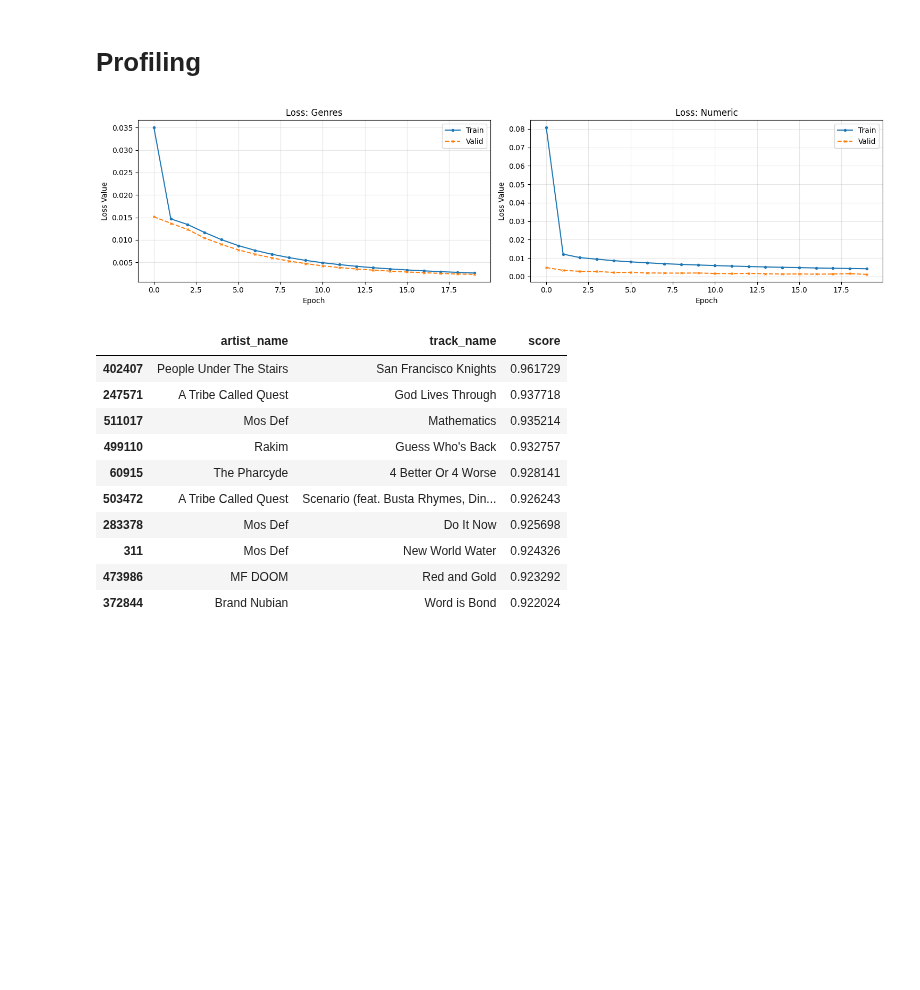
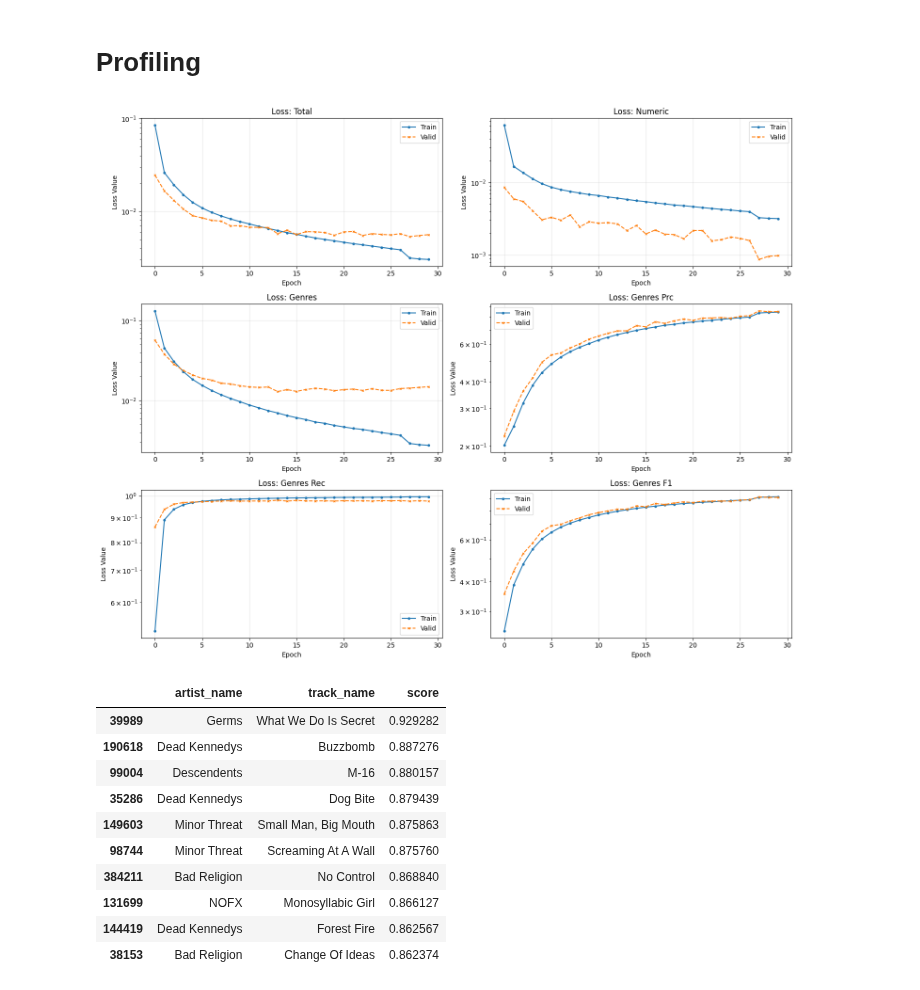
Before and after one commit to peppedilillo/toposonico, a Jupyter notebook: notebooks/08_training.ipynb, the cells around one changed output. Cells and saved outputs as stored; diff of their text form; code cells hidden in the pictures; blank space fills up the shorter version.

Commit message:
Model training optimizations
Added metrics for genre predictions, scheduler, early stopping.

```diff
--- a/notebooks/08_training.ipynb
+++ b/notebooks/08_training.ipynb
@@ -311,31 +323,47 @@ class TrackAutoencoder(nn.Module):
 # %%
 from typing import Callable
 
-def get_loss(weights=None) -> Callable:
-    bce = nn.BCEWithLogitsLoss()
+def get_metrics(weights=None, genre_weights=None) -> Callable:
+    bce = nn.BCEWithLogitsLoss(pos_weight=genre_weights)
     mse = nn.MSELoss()
 
-    keys = ["total", "genres", "numeric"]
+    wkeys = ["numeric", "genres"]
     if weights is None:
         weights = {}
-    elif any([k not in keys for k in weights]):
-        raise ValueError(f"Wrong key for weights. Allowed keys are: {', '.join(keys)}")
-    weights |= {k: 1.0 for k in keys if k not in weights}
+    elif any([k not in wkeys for k in weights]):
+        raise ValueError(f"Wrong key for weights. Allowed keys are: {', '.join(wkeys)}")
+    weights |= {k: 1.0 for k in wkeys if k not in weights}
+    keys = ["total"] + wkeys + ["genres_prc", "genres_rec", "genres_f1"]
 
-    def compute_batch_loss(predictions, targets) -> dict:
+    def compute_batch_metrics(predictions, targets) -> dict:
+        # head losses
         l_genres = bce(predictions["genres"], targets["genres"])
         l_numeric = mse(predictions["numeric"], targets["numeric"])
         total = (
             l_numeric * weights["numeric"] +
             l_genres * weights["genres"]
         ) / sum(weights.values())
+
+        # multilabel classifier monitoring metrics
+        genres_probs = torch.sigmoid(predictions["genres"].detach())
+        genres_bpreds = (genres_probs > 0.5).float()
+        _tp = (genres_bpreds * targets["genres"]).sum()
+        _fp = (genres_bpreds * (1. - targets["genres"])).sum()
+        _tn = ((1 - genres_bpreds) * (1. - targets["genres"])).sum()
+        _fn = ((1 - genres_bpreds) * targets["genres"]).sum()
+        genres_prc = (_tp) / (_tp + _fp)
+        genres_rec = (_tp) / (_tp + _fn)
+        genres_f1 = 2 * genres_prc * genres_rec / (genres_prc + genres_rec)
         return {
             "total": total,
             "numeric": l_numeric.item(),
             "genres": l_genres.item(),
+            "genres_prc": genres_prc.item(),
+            "genres_rec": genres_rec.item(),
+            "genres_f1": genres_f1.item(),
         }
 
-    return compute_batch_loss, keys
+    return compute_batch_metrics, keys
 # %% [markdown]
 # Training
 # %%
@@ -346,7 +374,7 @@ from torch import optim
 print("Creating dataloaders..")
 train_dataset = TrackDataset(dft, label2idx, genre2idx, len(df["album_type"].cat.categories))
 valid_dataset = TrackDataset(dfv, label2idx, genre2idx, len(df["album_type"].cat.categories))
-train = DataLoader(train_dataset, batch_size=512, shuffle=True, num_workers=20, pin_memory=True, collate_fn=collate_fn)
-valid = DataLoader(valid_dataset, batch_size=512, num_workers=20, pin_memory=True, collate_fn=collate_fn)
+train = DataLoader(train_dataset, batch_size=1024, shuffle=True, num_workers=20, pin_memory=True, collate_fn=collate_fn)
+valid = DataLoader(valid_dataset, batch_size=1024, num_workers=20, pin_memory=True, collate_fn=collate_fn)
 # %% [output]
 Creating dataloaders..
@@ -460,34 +498,35 @@ def plot_training_results(history):
     rows = (num_metrics + 1) // 2
     fig, axes = plt.subplots(rows, cols, figsize=(15, 4 * rows))
     axes = axes.flatten()
 
     for i, metric in enumerate(metrics):
         train_vals = [h[0][metric] for h in history]
         valid_vals = [h[1][metric] for h in history]
 
         ax = axes[i]
         ax.plot(train_vals, label="Train", marker="o", markersize=3)
         ax.plot(valid_vals, label="Valid", linestyle="--", marker="x", markersize=3)
 
         title = metric.replace("_", " ").title()
         ax.set_title(f"Loss: {title}")
         ax.set_xlabel("Epoch")
         ax.set_ylabel("Loss Value")
+        ax.semilogy()
         ax.legend()
         ax.grid(True, alpha=0.3)
         if train_vals[0] / (train_vals[-1] + 1e-9) > 100:
             ax.set_yscale("log")
 
     for j in range(i + 1, len(axes)):
         fig.delaxes(axes[j])
 
     plt.tight_layout()
     plt.show()
 
 # Use it like this:
 plot_training_results(history)
 # %% [output]
-[figure, old version]
+[figure, new version]
 # %%
 import torch.nn.functional as F
 
@@ -533,16 +572,16 @@ def get_recommender(
 
 recommend = get_recommender(model, device, df, label2idx, genre2idx, 3)
 # %%
-recommend("MF DOOM", "Doomsday", 10)
+recommend("Germs", "Lexicon Devil", 10)
 # %% [output]
 |  | artist_name | track_name | score |
-| 402407 | People Under The Stairs | San Francisco Knights | 0.961729 |
-| 247571 | A Tribe Called Quest | God Lives Through | 0.937718 |
-| 511017 | Mos Def | Mathematics | 0.935214 |
-| 499110 | Rakim | Guess Who's Back | 0.932757 |
-| 60915 | The Pharcyde | 4 Better Or 4 Worse | 0.928141 |
-| 503472 | A Tribe Called Quest | Scenario (feat. Busta Rhymes, Din... | 0.926243 |
-| 283378 | Mos Def | Do It Now | 0.925698 |
-| 311 | Mos Def | New World Water | 0.924326 |
-| 473986 | MF DOOM | Red and Gold | 0.923292 |
-| 372844 | Brand Nubian | Word is Bond | 0.922024 |
+| 39989 | Germs | What We Do Is Secret | 0.929282 |
+| 190618 | Dead Kennedys | Buzzbomb | 0.887276 |
+| 99004 | Descendents | M-16 | 0.880157 |
+| 35286 | Dead Kennedys | Dog Bite | 0.879439 |
+| 149603 | Minor Threat | Small Man, Big Mouth | 0.875863 |
+| 98744 | Minor Threat | Screaming At A Wall | 0.875760 |
+| 384211 | Bad Religion | No Control | 0.868840 |
+| 131699 | NOFX | Monosyllabic Girl | 0.866127 |
+| 144419 | Dead Kennedys | Forest Fire | 0.862567 |
+| 38153 | Bad Religion | Change Of Ideas | 0.862374 |
```
Also changed, not shown: parts of 10 cells of this notebook, 1 other file.
